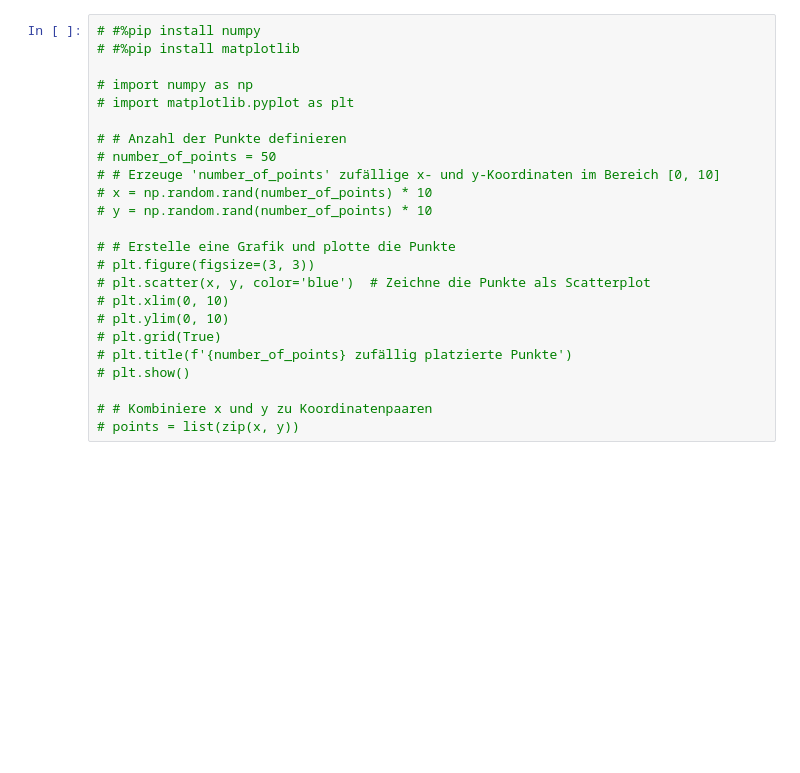
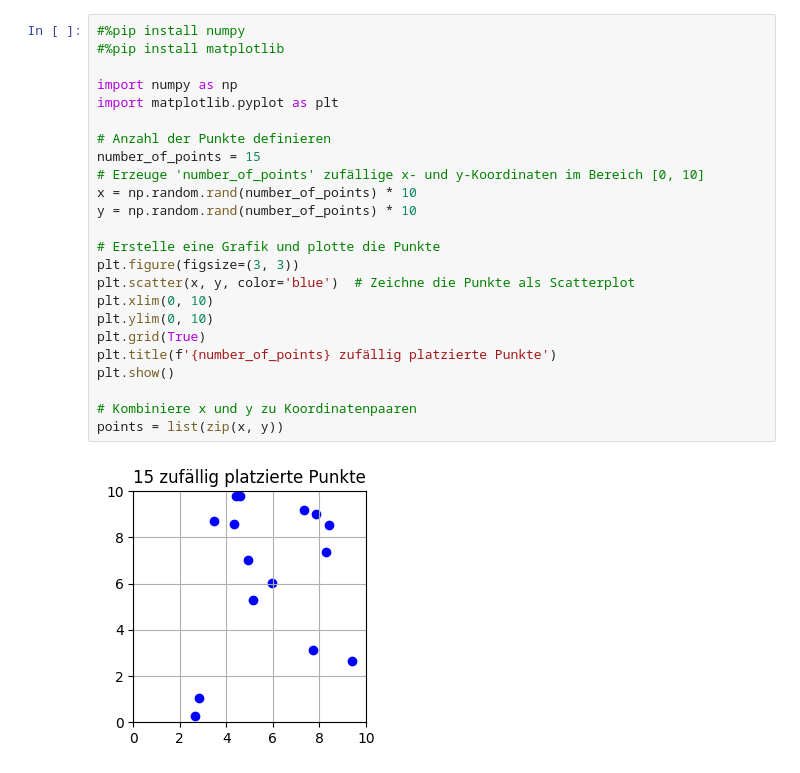
Before and after one commit to Nr44suessauer/SalesMan, a Jupyter notebook: SalesMan_Problem.ipynb, the cells around one changed output. Saved outputs shown, nothing was run; the diff lists cells and outputs as text; blank space fills up the shorter version.

```diff
--- a/SalesMan_Problem.ipynb
+++ b/SalesMan_Problem.ipynb
@@ -88,27 +88,29 @@ plot_brute_force()
 # %%
-# #%pip install numpy
-# #%pip install matplotlib
+#%pip install numpy
+#%pip install matplotlib
 
-# import numpy as np
-# import matplotlib.pyplot as plt
+import numpy as np
+import matplotlib.pyplot as plt
 
-# # Anzahl der Punkte definieren
-# number_of_points = 50
-# # Erzeuge 'number_of_points' zufällige x- und y-Koordinaten im Bereich [0, 10]
-# x = np.random.rand(number_of_points) * 10
-# y = np.random.rand(number_of_points) * 10
+# Anzahl der Punkte definieren
+number_of_points = 15
+# Erzeuge 'number_of_points' zufällige x- und y-Koordinaten im Bereich [0, 10]
+x = np.random.rand(number_of_points) * 10
+y = np.random.rand(number_of_points) * 10
 
-# # Erstelle eine Grafik und plotte die Punkte
-# plt.figure(figsize=(3, 3))
-# plt.scatter(x, y, color='blue')  # Zeichne die Punkte als Scatterplot
-# plt.xlim(0, 10)
-# plt.ylim(0, 10)
-# plt.grid(True)
-# plt.title(f'{number_of_points} zufällig platzierte Punkte')
-# plt.show()
+# Erstelle eine Grafik und plotte die Punkte
+plt.figure(figsize=(3, 3))
+plt.scatter(x, y, color='blue')  # Zeichne die Punkte als Scatterplot
+plt.xlim(0, 10)
+plt.ylim(0, 10)
+plt.grid(True)
+plt.title(f'{number_of_points} zufällig platzierte Punkte')
+plt.show()
 
-# # Kombiniere x und y zu Koordinatenpaaren
-# points = list(zip(x, y))
+# Kombiniere x und y zu Koordinatenpaaren
+points = list(zip(x, y))
+# %% [output]
+[figure, added]
 # %%
 from IPython.display import display
 
```
Also changed, not shown: parts of 6 cells of this notebook, 2 other files.
